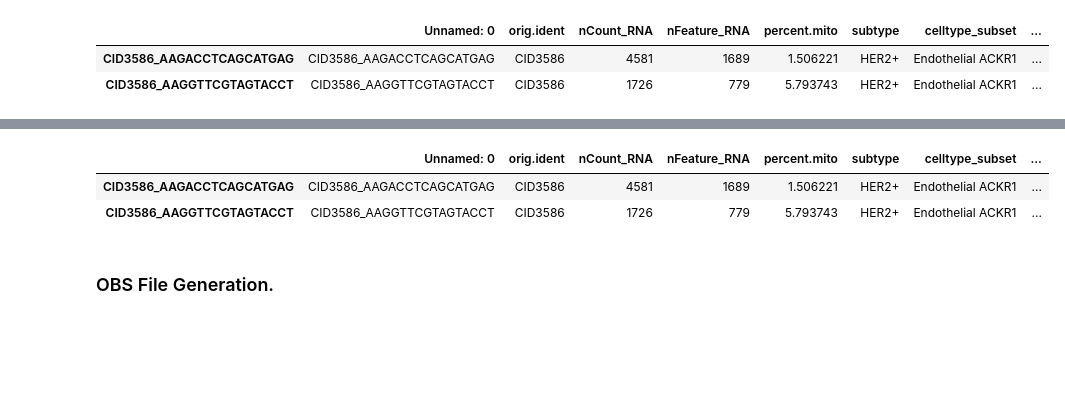
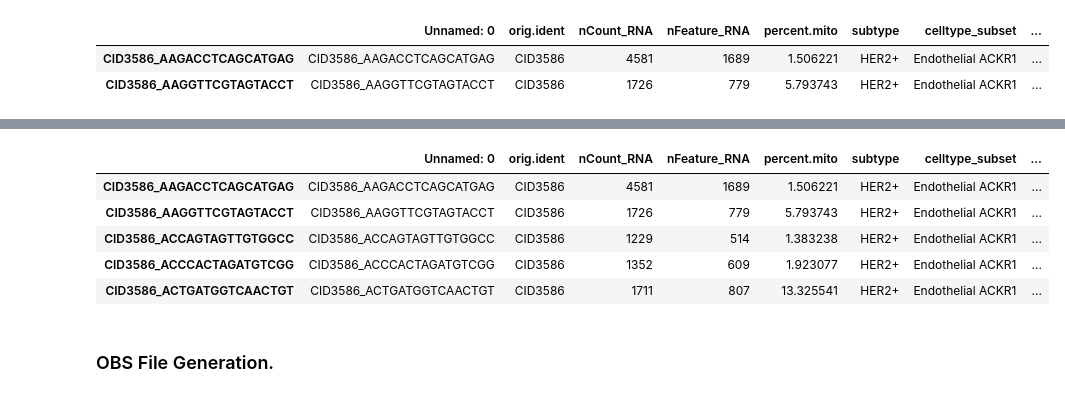
Before and after one commit to oliverraj/interpretable-machine-learning-oncology, a Jupyter notebook: notebooks/GSE176078.ipynb, the cells around one changed output, grey strips where cells are left out. Saved outputs shown, nothing was run; the diff lists cells and outputs as text; code cells hidden in the pictures; blank space fills up the shorter version.

```diff
--- a/notebooks/GSE176078.ipynb
+++ b/notebooks/GSE176078.ipynb
@@ -169,0 +42,5 @@ Name: count, dtype: int64
+# %%
+# Load genes
+genes = pd.read_csv(f"""{assets}GSE176078/count_matrix_genes.tsv""", sep="\t", header=None)
+genes.columns = ["gene_id"]
+genes.head()
@@ -169,0 +54,5 @@ Name: count, dtype: int64
+# %%
+# Load barcodes
+barcodes = pd.read_csv(f"""{assets}GSE176078/count_matrix_barcodes.tsv""", sep="\t", header=None)
+barcodes.columns = ["cell_id"]
+barcodes.head()
@@ -169,0 +66,4 @@ Name: count, dtype: int64
+# %%
+# Load metadata
+metadata = pd.read_csv(f"""{assets}GSE176078/metadata.csv""")
+metadata.head()
@@ -267,7 +233,7 @@ Index(['Unnamed: 0', 'orig.ident', 'nCount_RNA', 'nFeature_RNA',
       dtype='object')
 # %%
 # gtf_url = "https://ftp.ebi.ac.uk/pub/databases/gencode/Gencode_human/release_44/gencode.v44.annotation.gtf.gz"
-gtf_file = "gencode.v44.annotation.gtf.gz"
+# gtf_file = "gencode.v44.annotation.gtf.gz"
 
 # if not os.path.exists(gtf_file):
 #     print("📥 Downloading GTF file...")
@@ -276,7 +242,7 @@ gtf_file = "gencode.v44.annotation.gtf.gz"
 #     print("✅ GTF file already exists.")
 
 # Load and filter for gene info
-gtf = read_gtf(os.path.join(assets, gtf_file)).to_pandas()
+gtf = read_gtf(f"""{assets}gencode.v44.annotation.gtf.gz""").to_pandas()
 genes = gtf[gtf["feature"] == "gene"]
 gene_pos = genes[["gene_name", "seqname", "start", "end"]].drop_duplicates()
 gene_pos.columns = ["gene", "chromosome", "start", "end"]
@@ -414,8 +394,11 @@ sc.pp.scale(adata_cnv, zero_center=True, max_value=10)  # Clip extreme values
 # Step 6: Calculate CNV score as mean absolute Z-score per cell
 adata.obs['cnv_score'] = np.abs(adata_cnv.X).mean(axis=1)
 # %%
-adata.obs.head(2)
+adata.obs.head()
 # %% [output]
 |  | Unnamed: 0 | orig.ident | nCount_RNA | nFeature_RNA | percent.mito | subtype | celltype_subset | ... |
 | CID3586_AAGACCTCAGCATGAG | CID3586_AAGACCTCAGCATGAG | CID3586 | 4581 | 1689 | 1.506221 | HER2+ | Endothelial ACKR1 | ... |
 | CID3586_AAGGTTCGTAGTACCT | CID3586_AAGGTTCGTAGTACCT | CID3586 | 1726 | 779 | 5.793743 | HER2+ | Endothelial ACKR1 | ... |
+| CID3586_ACCAGTAGTTGTGGCC | CID3586_ACCAGTAGTTGTGGCC | CID3586 | 1229 | 514 | 1.383238 | HER2+ | Endothelial ACKR1 | ... |
+| CID3586_ACCCACTAGATGTCGG | CID3586_ACCCACTAGATGTCGG | CID3586 | 1352 | 609 | 1.923077 | HER2+ | Endothelial ACKR1 | ... |
+| CID3586_ACTGATGGTCAACTGT | CID3586_ACTGATGGTCAACTGT | CID3586 | 1711 | 807 | 13.325541 | HER2+ | Endothelial ACKR1 | ... |
```
Also changed, not shown: parts of 34 cells of this notebook.
